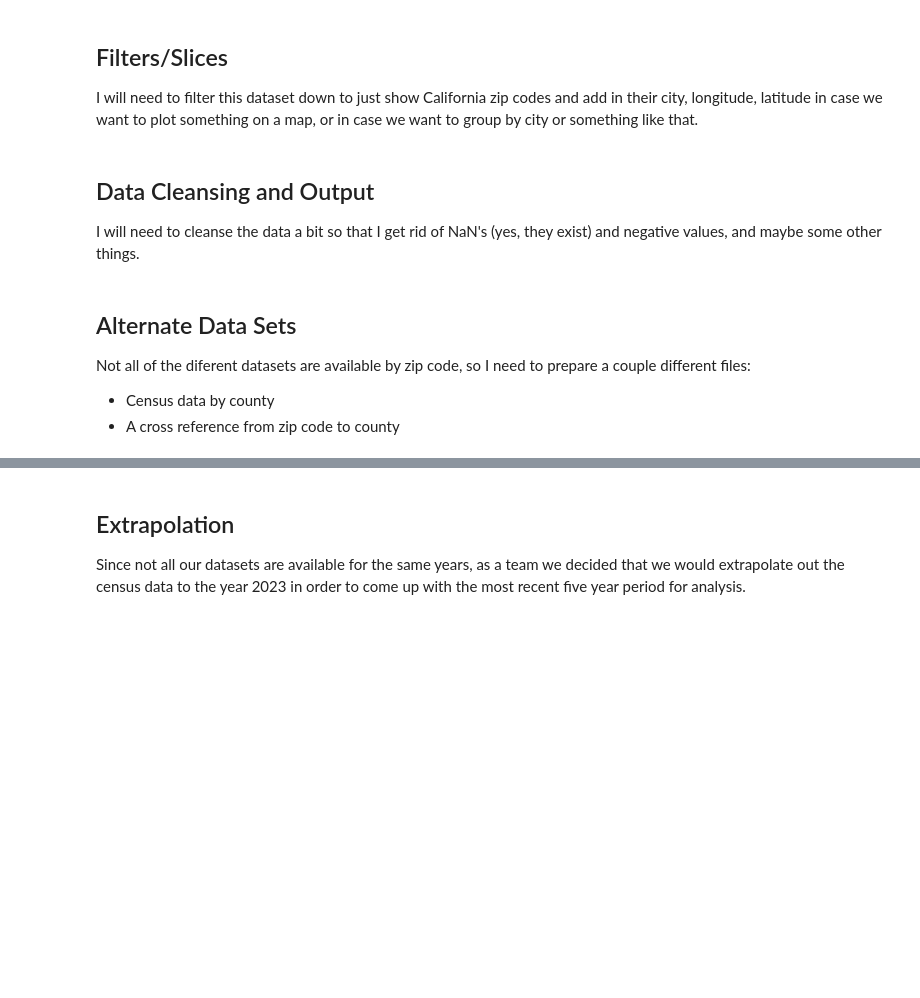
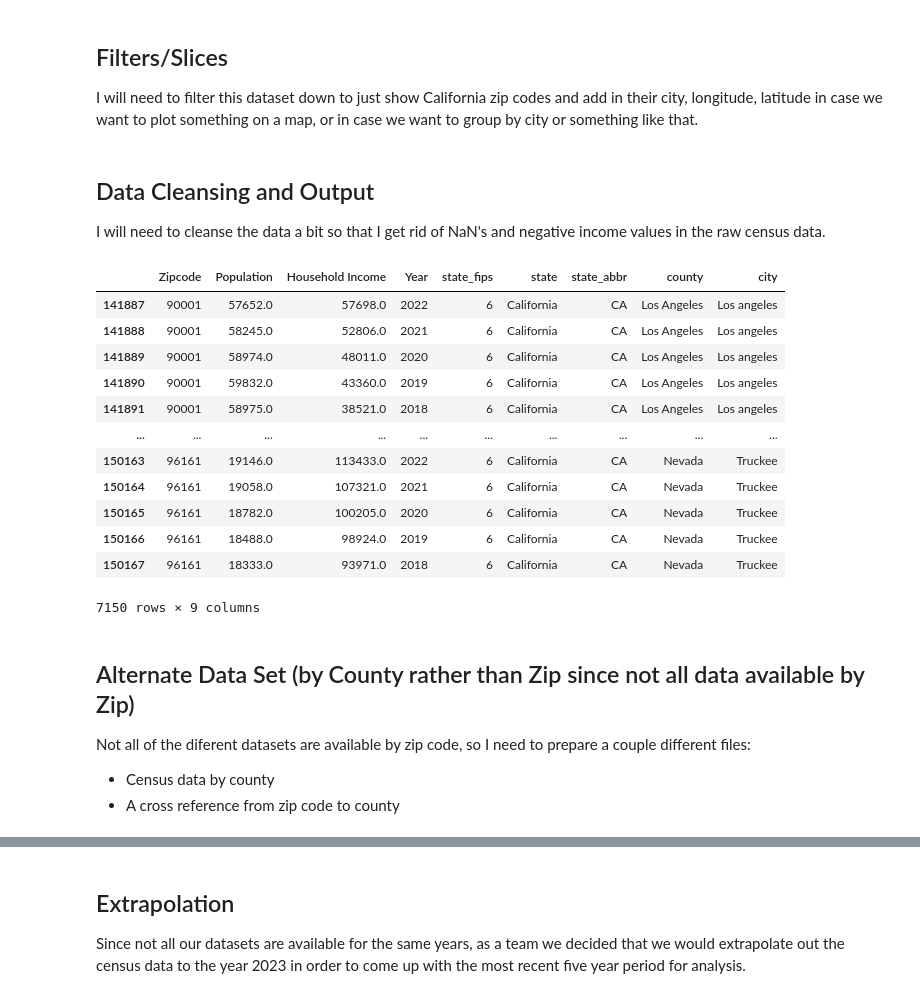
Before and after one commit to JaredWillson/group_9_project_1, a Jupyter notebook: census_jared.ipynb, the cells around one changed output, grey strips where cells are left out. Drawn from its saved outputs; the diff is of its cells as text; code cells hidden in the pictures; blank space fills up the shorter version.

```diff
--- a/census_jared.ipynb
+++ b/census_jared.ipynb
@@ -91,36 +92,51 @@ multi_census_pd = multi_census_pd[multi_census_pd['state_abbr'] == 'CA']
 # %% [markdown]
 ## Data Cleansing and Output
 
-I will need to cleanse the data a bit so that I get rid of NaN's (yes, they exist) and negative values, and maybe some other things.
+I will need to cleanse the data a bit so that I get rid of NaN's and negative income values in the raw census data.
 # %%
 # We need to drop the following rows:
 #     1) Any rows where the population is zero (to reduce risk of dividing by zero)
 #     2) Any rows where Household Income is negative
 #     3) Any rows missing cities (in case we end up agregating by city)
 #     4) Any rows missing counties (in case we end up agregating by county)
-#     5) Any rows where teh city is just a ZCTA (zip code)
+#     5) Any rows where the city is just a ZCTA (zip code), not an actual city name
 #     6) Any rows where the count by zip code is less than 5, so we don't have mismatched data by year
+#        --basically situations where maybe there are data for one year for a given zip, but not for another year
 
 multi_census_pd = multi_census_pd[multi_census_pd['Population']!= 0]
 multi_census_pd = multi_census_pd[multi_census_pd['Household Income']> 0]
 multi_census_pd = multi_census_pd[multi_census_pd['city'].notna()]
 multi_census_pd = multi_census_pd[multi_census_pd['county'].notna()]
 multi_census_pd = multi_census_pd[multi_census_pd['city'].str.startswith('Zcta') == False]
+
 # To do number 6 above, we need to first make a list of zip codes
 # Where the row count is less than five (since we ran this for five years)
 keepzip = multi_census_pd.groupby('Zipcode').count()
 keepzip = keepzip.loc[keepzip['city'] == 5]
 # Now we can delete any rows from multi_census_pd
 # Where the Zipcode is not in the 'keepzip' file
 multi_census_pd = multi_census_pd[multi_census_pd['Zipcode'].isin(keepzip.index)]
 
-# df.groupby('key1')['key2'].apply(lambda x: (x=='one').sum()).reset_index(name='count')
-# multi_census_pd = multi_census_pd[multi_census_pd['Zipcode'].isin()
+multi_census_pd
+# %% [output]
+|  | Zipcode | Population | Household Income | Year | state_fips | state | state_abbr | county | city |
+| 141887 | 90001 | 57652.0 | 57698.0 | 2022 | 6 | California | CA | Los Angeles | Los angeles |
+| 141888 | 90001 | 58245.0 | 52806.0 | 2021 | 6 | California | CA | Los Angeles | Los angeles |
+| 141889 | 90001 | 58974.0 | 48011.0 | 2020 | 6 | California | CA | Los Angeles | Los angeles |
+| 141890 | 90001 | 59832.0 | 43360.0 | 2019 | 6 | California | CA | Los Angeles | Los angeles |
+| 141891 | 90001 | 58975.0 | 38521.0 | 2018 | 6 | California | CA | Los Angeles | Los angeles |
+| ... | ... | ... | ... | ... | ... | ... | ... | ... | ... |
+| 150163 | 96161 | 19146.0 | 113433.0 | 2022 | 6 | California | CA | Nevada | Truckee |
+| 150164 | 96161 | 19058.0 | 107321.0 | 2021 | 6 | California | CA | Nevada | Truckee |
+| 150165 | 96161 | 18782.0 | 100205.0 | 2020 | 6 | California | CA | Nevada | Truckee |
+| 150166 | 96161 | 18488.0 | 98924.0 | 2019 | 6 | California | CA | Nevada | Truckee |
+| 150167 | 96161 | 18333.0 | 93971.0 | 2018 | 6 | California | CA | Nevada | Truckee |
+7150 rows × 9 columns
 # %%
 # Now we can write out our data file for incorporation into the master Pandas notebook
 multi_census_pd.to_csv("Resources/census_data.csv", header=True, index=False)
 # %% [markdown]
-## Alternate Data Sets
+## Alternate Data Set (by County rather than Zip since not all data available by Zip)
 Not all of the diferent datasets are available by zip code, so I need to prepare a couple different files:
 - Census data by county
 - A cross reference from zip code to county
```
Also changed, not shown: parts of 16 cells of this notebook, 2 other files.
